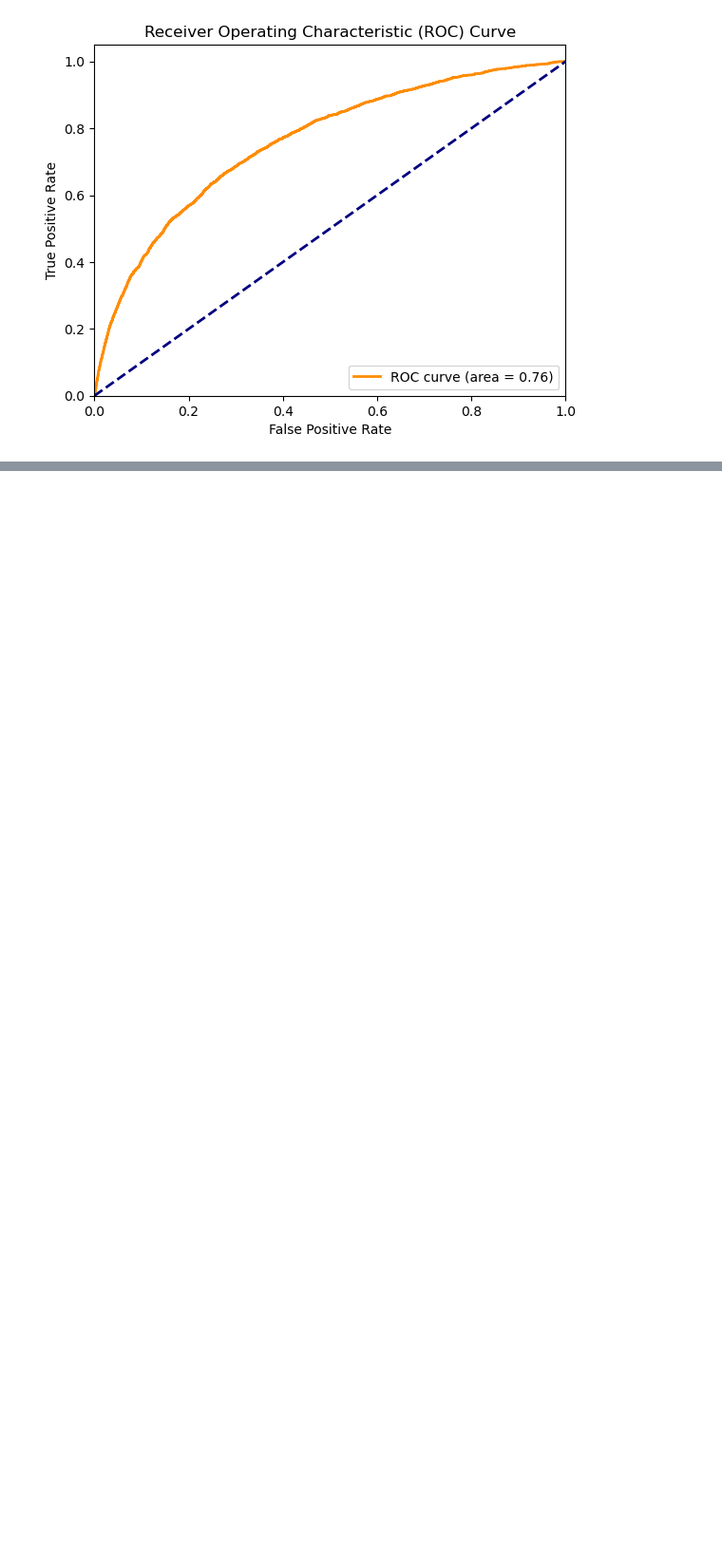
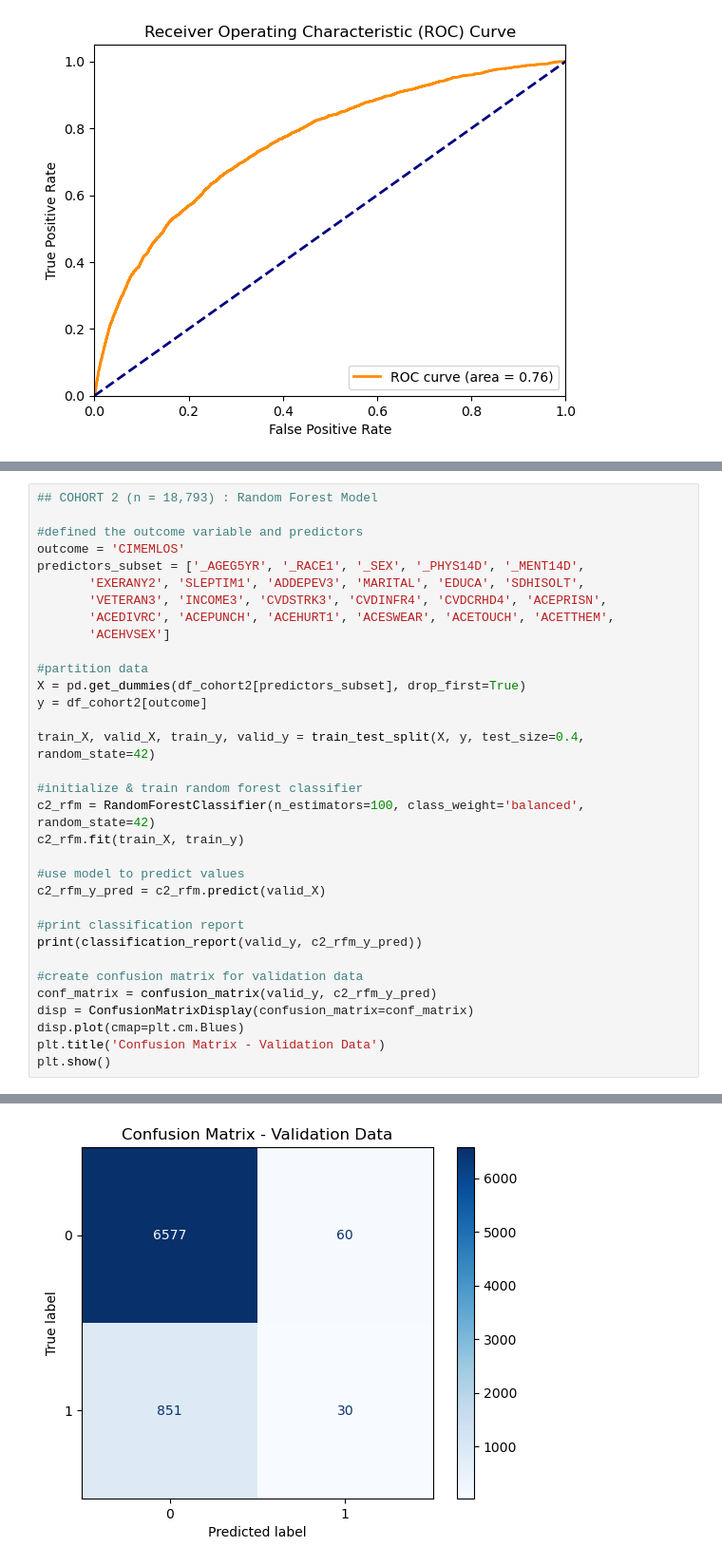
Before and after one commit to jfisher43/ana500, a Jupyter notebook: FisherJ_ANA500_DataPrepCode.ipynb, the cells around one changed output, grey strips where cells are left out. Shown at 95% size. Drawn from its saved outputs; the diff is of its cells as text; blank space fills up the shorter version.

```diff
--- a/FisherJ_ANA500_DataPrepCode.ipynb
+++ b/FisherJ_ANA500_DataPrepCode.ipynb
@@ -1872,0 +1985,34 @@ KeyError: '[None] not in index'
+# %%
+## COHORT 2 (n = 18,793) : Random Forest Model
+
+#defined the outcome variable and predictors
+outcome = 'CIMEMLOS'
+predictors_subset = ['_AGEG5YR', '_RACE1', '_SEX', '_PHYS14D', '_MENT14D',
+       'EXERANY2', 'SLEPTIM1', 'ADDEPEV3', 'MARITAL', 'EDUCA', 'SDHISOLT',
+       'VETERAN3', 'INCOME3', 'CVDSTRK3', 'CVDINFR4', 'CVDCRHD4', 'ACEPRISN',
+       'ACEDIVRC', 'ACEPUNCH', 'ACEHURT1', 'ACESWEAR', 'ACETOUCH', 'ACETTHEM',
+       'ACEHVSEX']
+
+#partition data
+X = pd.get_dummies(df_cohort2[predictors_subset], drop_first=True)
+y = df_cohort2[outcome]
+
+train_X, valid_X, train_y, valid_y = train_test_split(X, y, test_size=0.4, random_state=42)
+
+#initialize & train random forest classifier
+c2_rfm = RandomForestClassifier(n_estimators=100, class_weight='balanced', random_state=42)
+c2_rfm.fit(train_X, train_y)
+
+#use model to predict values
+c2_rfm_y_pred = c2_rfm.predict(valid_X)
+
+#print classification report
+print(classification_report(valid_y, c2_rfm_y_pred))
+
+#create confusion matrix for validation data
+conf_matrix = confusion_matrix(valid_y, c2_rfm_y_pred)
+disp = ConfusionMatrixDisplay(confusion_matrix=conf_matrix)
+disp.plot(cmap=plt.cm.Blues)
+plt.title('Confusion Matrix - Validation Data')
+plt.show()
+# %% [output]
@@ -1872,0 +2027 @@ KeyError: '[None] not in index'
+[figure, added]
```
Also changed, not shown: parts of 25 cells of this notebook, 3 other files.
